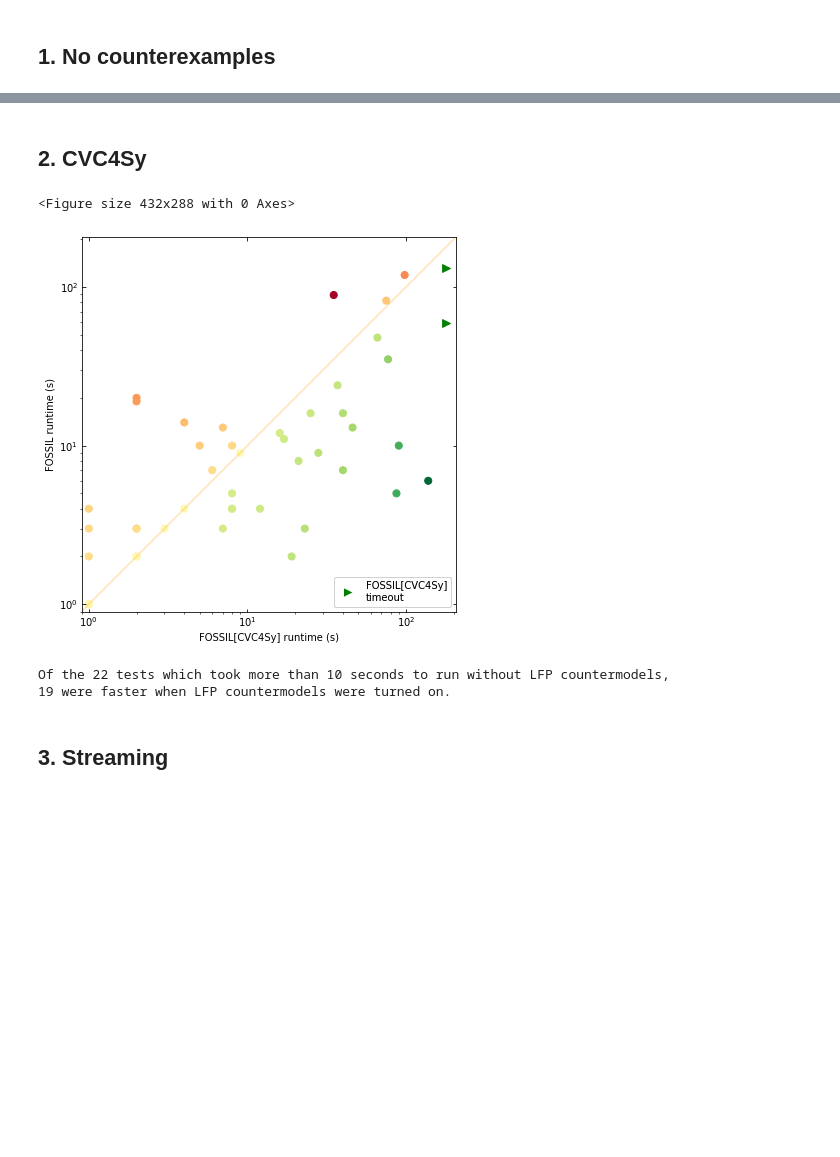
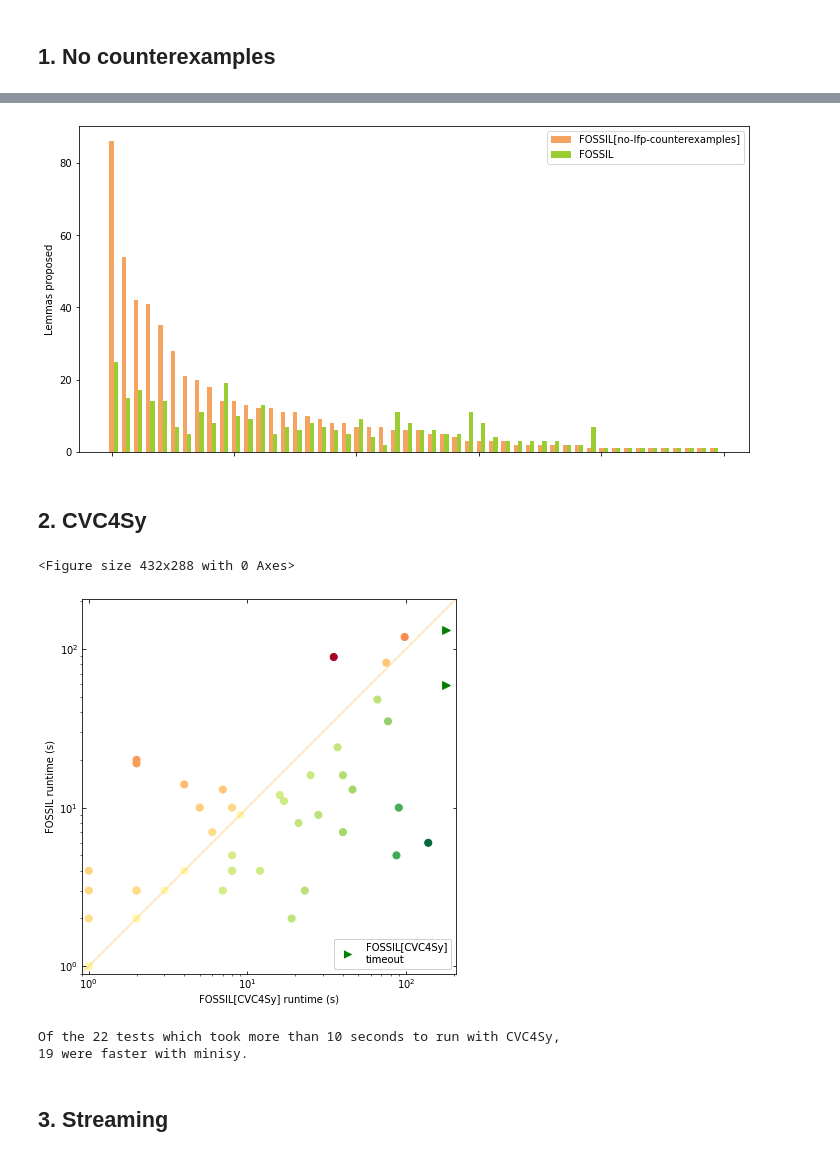
Before and after one commit to muraliadithya/FOSSIL, a Jupyter notebook: plotting/plotter.ipynb, the cells around one changed output, grey strips where cells are left out. Saved outputs shown, nothing was run; the diff lists cells and outputs as text; code cells hidden in the pictures; blank space fills up the shorter version.

```diff
--- a/plotting/plotter.ipynb
+++ b/plotting/plotter.ipynb
@@ -39,3 +50,26 @@ Of the 20 tests which took more than 10 seconds to run without LFP countermodels
+# %%
+# Alternative plot to above scatterplot for lemmas proposed
+import matplotlib.pyplot as plt
+
+y = [y for _, y in sorted(zip(x, y), reverse=True)]
+x = sorted(x, reverse=True)
+
+N = len(names)
+ind = np.arange(N)  # the x locations for the groups
+width = 0.35       # the width of the bars
+
+fig, ax = plt.subplots(figsize=(12, 6))
+rects1 = ax.bar(ind, x, width, color='sandybrown')
+rects2 = ax.bar(ind + width, y, width, color='yellowgreen')
+
+ax.set_ylabel('Lemmas proposed')
+ax.set_title('')
+ax.set_xticklabels([])
+
+ax.legend((rects1[0], rects2[0]), ('FOSSIL[no-lfp-counterexamples]', 'FOSSIL'))
+plt.show()
+# %% [output]
+[figure, added]
 # %% [markdown]
 ## 2. CVC4Sy
 # %%
@@ -49,12 +82,12 @@ m = max([max(cvc4sy), cex_max])
 x = adjust(cvc4sy, mx=m)
 y = adjust(cex, mx=m)
 pretty_plot(x, y, x_name='FOSSIL[CVC4Sy]')
-check_bench(x, y)
+check_bench(x, y, first_name='CVC4Sy', second_name='minisy')
 # %% [output]
 <Figure size 432x288 with 0 Axes>
 [figure]
-Of the 22 tests which took more than 10 seconds to run without LFP countermodels,
-19 were faster when LFP countermodels were turned on.
+Of the 22 tests which took more than 10 seconds to run with CVC4Sy,
+19 were faster with minisy.
 # %% [markdown]
 ## 3. Streaming
 # %%
```
Also changed, not shown: parts of 8 cells of this notebook, 14 other files.
